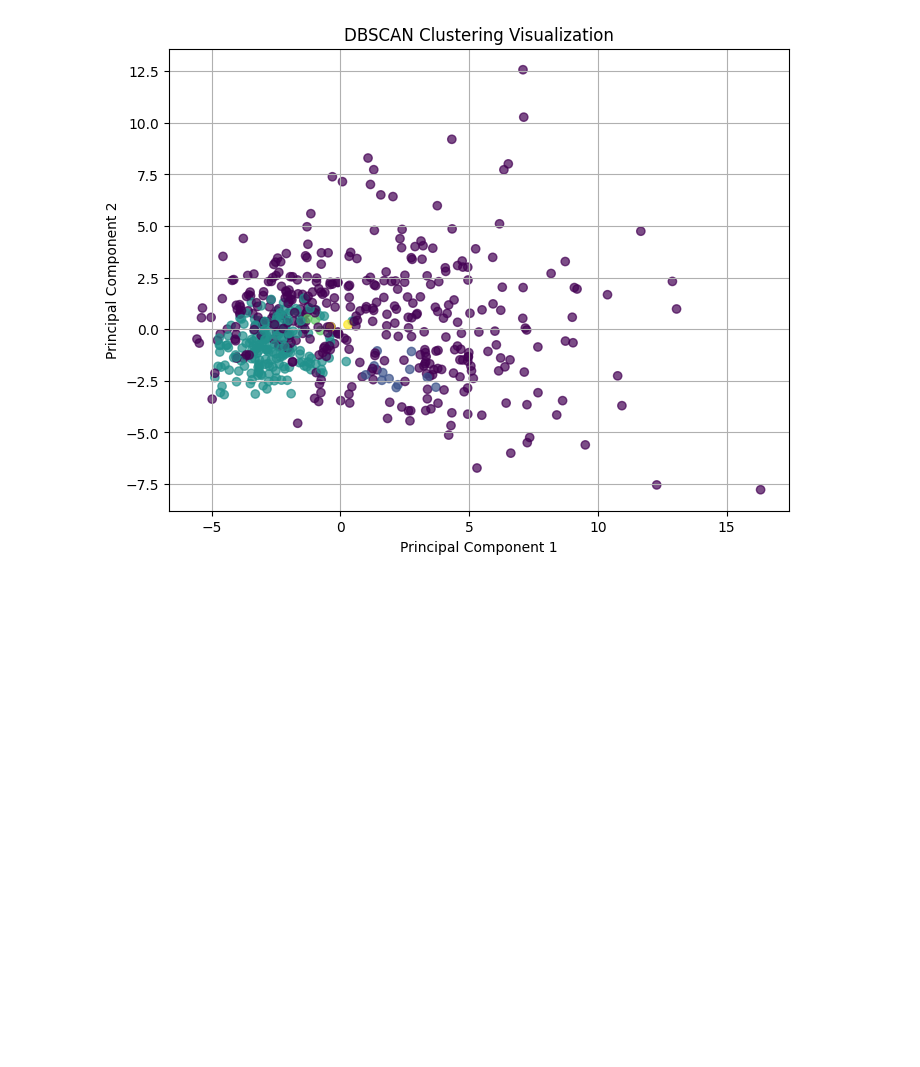
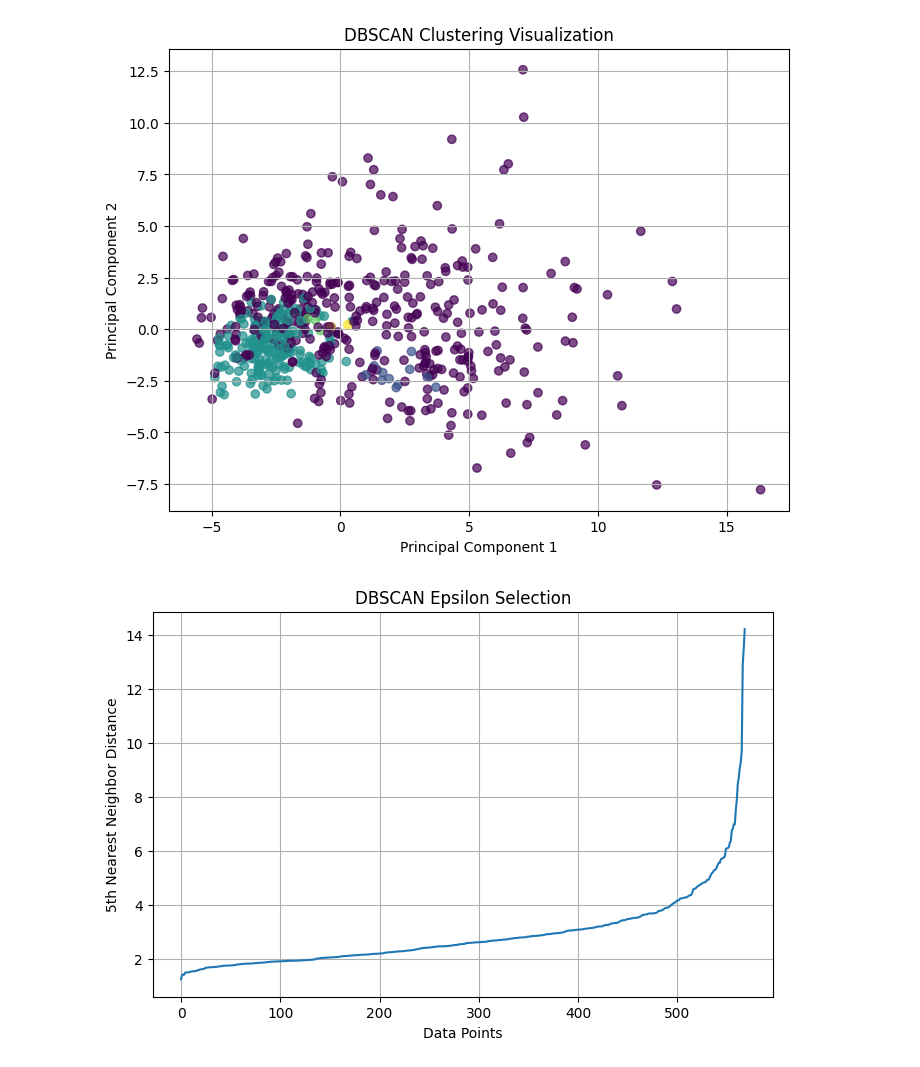
Before and after one commit to Jbaner/OMDSModC_Capstone_Project, a Jupyter notebook: OMDS_ModC_Week11_Banerjee_Jayeeta.ipynb, the cells around one changed output. Drawn from its saved outputs; the diff is of its cells as text; code cells hidden in the pictures; blank space fills up the shorter version.

```diff
--- a/OMDS_ModC_Week11_Banerjee_Jayeeta.ipynb
+++ b/OMDS_ModC_Week11_Banerjee_Jayeeta.ipynb
@@ -244,0 +254,28 @@ plt.show()
+# %%
+from sklearn.neighbors import NearestNeighbors
+
+#Find Good eps Value (Tuning Step)
+neighbors = NearestNeighbors(
+    n_neighbors=5
+)
+
+neighbors_fit = neighbors.fit(X_scaled)
+
+distances, indices = neighbors_fit.kneighbors(X_scaled)
+
+distances = np.sort(distances[:,4])
+
+plt.figure(figsize=(8,5))
+
+plt.plot(distances)
+
+plt.xlabel("Data Points")
+plt.ylabel("5th Nearest Neighbor Distance")
+
+plt.title("DBSCAN Epsilon Selection")
+
+plt.grid(True)
+
+plt.show()
+# %% [output]
+[figure, added]
```
Also changed, not shown: parts of 3 cells of this notebook.
